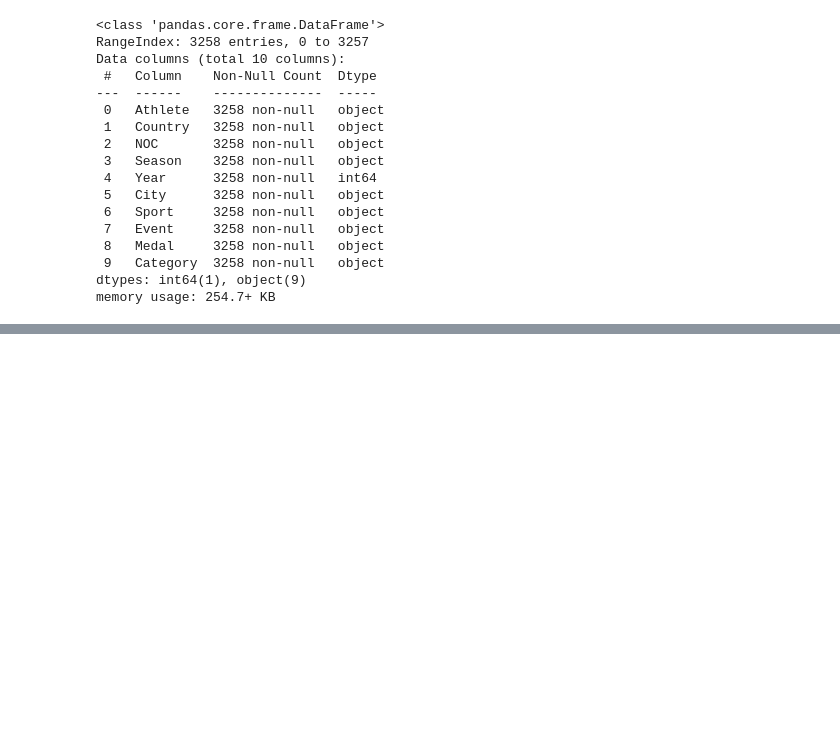
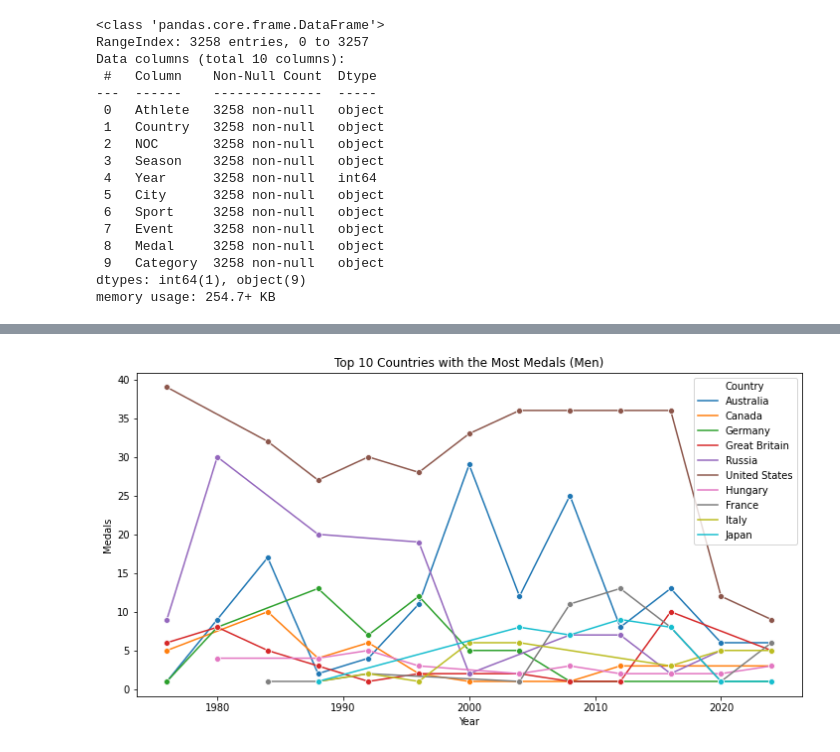
Before and after one commit to dagartga/olympics-data-project, a Jupyter notebook: olympics_data_project/notebooks/olympics_swimming_eda.ipynb, the cells around one changed output, grey strips where cells are left out. Saved outputs shown, nothing was run; the diff lists cells and outputs as text; code cells hidden in the pictures; blank space fills up the shorter version.

```diff
--- a/olympics_data_project/notebooks/olympics_swimming_eda.ipynb
+++ b/olympics_data_project/notebooks/olympics_swimming_eda.ipynb
@@ -31,0 +159,18 @@ memory usage: 254.7+ KB
+# %%
+# split the df by gender
+men_swim_df = recent_swim_df[recent_swim_df['Category'] == 'Men']
+women_swim_df = recent_swim_df[recent_swim_df['Category'] == 'Women']
+# %%
+def top_ten_countries(df):
+    # groupby country and count the number of medals
+    country_medals = df.groupby('Country').size().reset_index(name='Medals')
+    country_medals = country_medals.sort_values(by='Medals', ascending=False)
+    # get the top 10 countries
+    top_10_countries = country_medals.head(10)['Country'].values
+    top_10_df = df[df['Country'].isin(top_10_countries)]
+    year_country_medals = top_10_df.groupby(['Year', 'Country']).size().reset_index(name='Medals')
+
+    return year_country_medals
+# %%
+men_top_ten_df = top_ten_countries(men_swim_df)
+men_top_ten_df.head()
@@ -31,0 +184,8 @@ memory usage: 254.7+ KB
+# %%
+# plot the top 10 countries with the most medals over the years
+plt.figure(figsize=(12, 6))
+sns.lineplot(y='Medals', x='Year', data=men_top_ten_df, hue='Country', marker='o')
+plt.title('Top 10 Countries with the Most Medals (Men)')
+plt.show()
+# %% [output]
+[figure, added]
```
Also changed, not shown: parts of 19 cells of this notebook.
